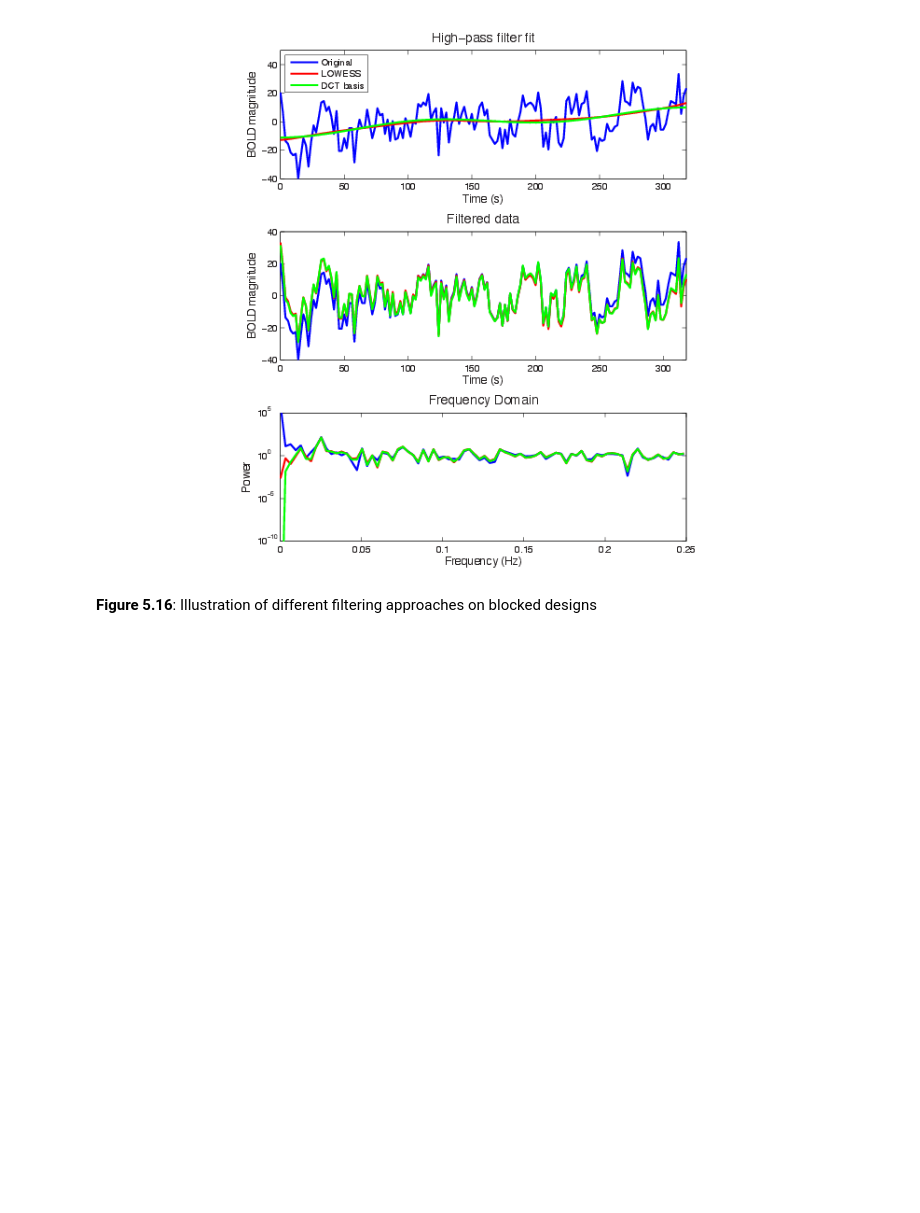
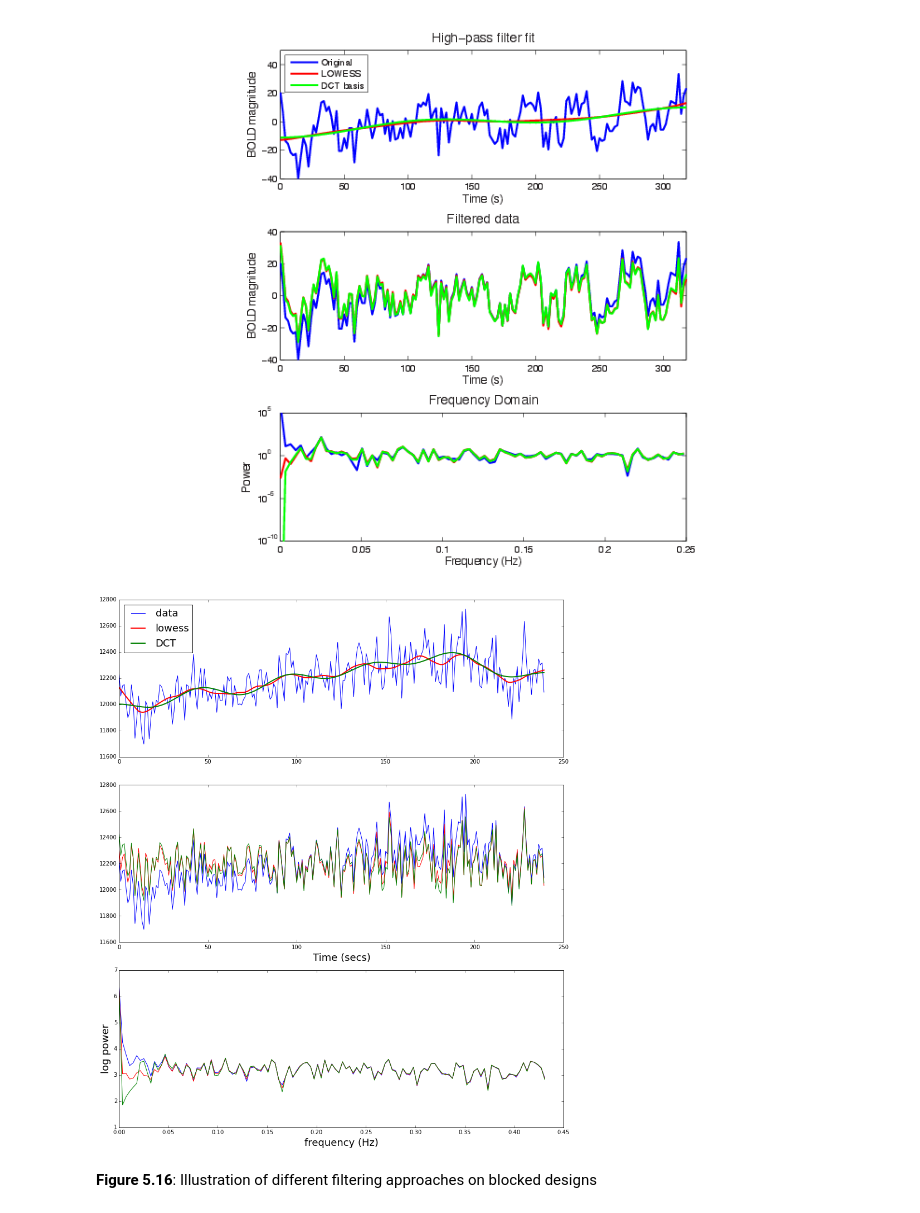
Before and after one commit to poldrack/fmri-handbook-2e-code, a Jupyter notebook: notebooks/Chapter5-SingleSubjectAnalysis/Chapter5-SingleSubjectAnalysis.ipynb, the cells around one changed output. Saved outputs shown, nothing was run; the diff lists cells and outputs as text; code cells hidden in the pictures; blank space fills up the shorter version.

```diff
--- a/notebooks/Chapter5-SingleSubjectAnalysis/Chapter5-SingleSubjectAnalysis.ipynb
+++ b/notebooks/Chapter5-SingleSubjectAnalysis/Chapter5-SingleSubjectAnalysis.ipynb
@@ -481,6 +477,48 @@ __Figure 5.15__: Illustration of high-pass filtering
 WImage(filename=os.path.join(orig_figuredir,'Figure_5_15.pdf'))
 # %% [output]
 [figure]
+# %%
+from statsmodels.nonparametric.smoothers_lowess import lowess
+
+try:
+    ts
+except:
+    img=nibabel.load(os.path.join(datadir,'sub00001_ses014_task002_run001_bold_mcf.nii.gz'))
+    ts=img.get_data()[38,16,44,:240]
+plt.figure(figsize=(12,14))
+plt.subplot(3,1,1)
+plt.plot(ts)
+l=lowess(ts,numpy.arange(len(ts)),frac=0.1)
+plt.plot(l[:,0],l[:,1],linewidth=2,color='red')
+dctbases=spm_dctmtx(len(ts),12)
+beta=numpy.linalg.lstsq(dctbases,ts)[0]
+plt.plot(dctbases.dot(beta),linewidth=2,color='green')
+plt.legend(['data','lowess','DCT'],loc=2,fontsize=18)
+
+plt.subplot(3,1,2)
+plt.plot(ts)
+tsfilt_lowess=ts-l[:,1]+numpy.mean(ts)
+plt.plot(tsfilt_lowess,color='red')
+tsfilt_dct=ts-dctbases.dot(beta)+numpy.mean(dctbases.dot(beta))
+plt.plot(tsfilt_dct,color='green')
+plt.xlabel('Time (secs)',fontsize=18)
+plt.subplot(3,1,3)
+rate=1./1.16
+t = numpy.arange(0, 10, 1.16)
+power_ts = numpy.log10(numpy.abs(numpy.fft.rfft(ts)))
+power_ts_lowess = numpy.log10(numpy.abs(numpy.fft.rfft(tsfilt_lowess)))
+power_ts_dct = numpy.log10(numpy.abs(numpy.fft.rfft(tsfilt_dct)))
+f = numpy.linspace(0, rate/2, len(p))
+plt.plot(f, power_ts)
+plt.plot(f,power_ts_lowess,color='red')
+plt.plot(f,power_ts_dct,color='green')
+plt.xlabel('frequency (Hz)',fontsize=18)
+plt.ylabel('log power',fontsize=18)
+
+plt.tight_layout()
+plt.savefig(os.path.join(figuredir,'Figure_5_15.svg'),format='svg',dpi=1200)
+# %% [output]
+[figure, added]
 # %% [markdown]
 __Figure 5.16__: Illustration of different filtering approaches on blocked designs
 # %%
```
Also changed, not shown: parts of 2 cells of this notebook.
